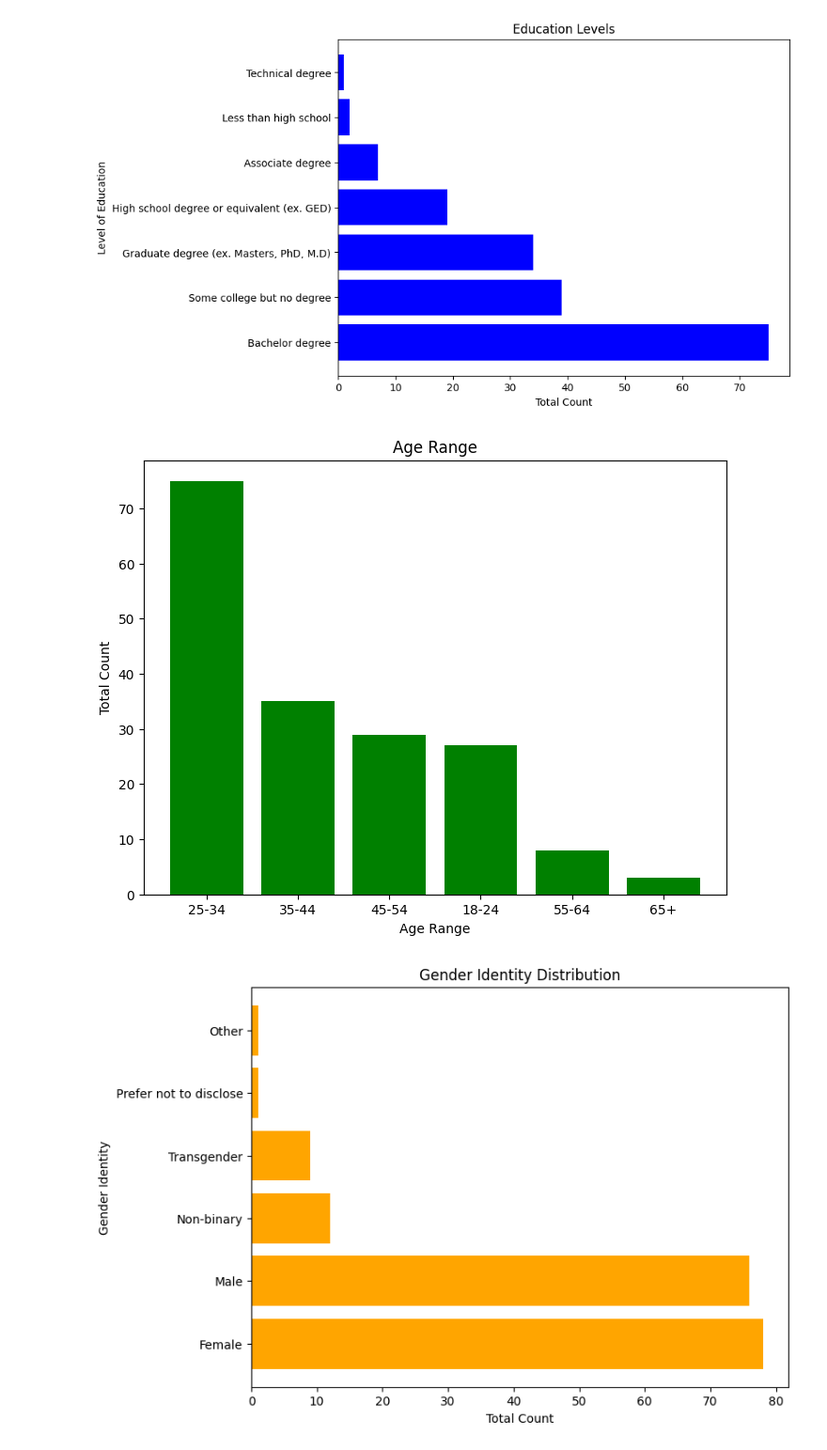
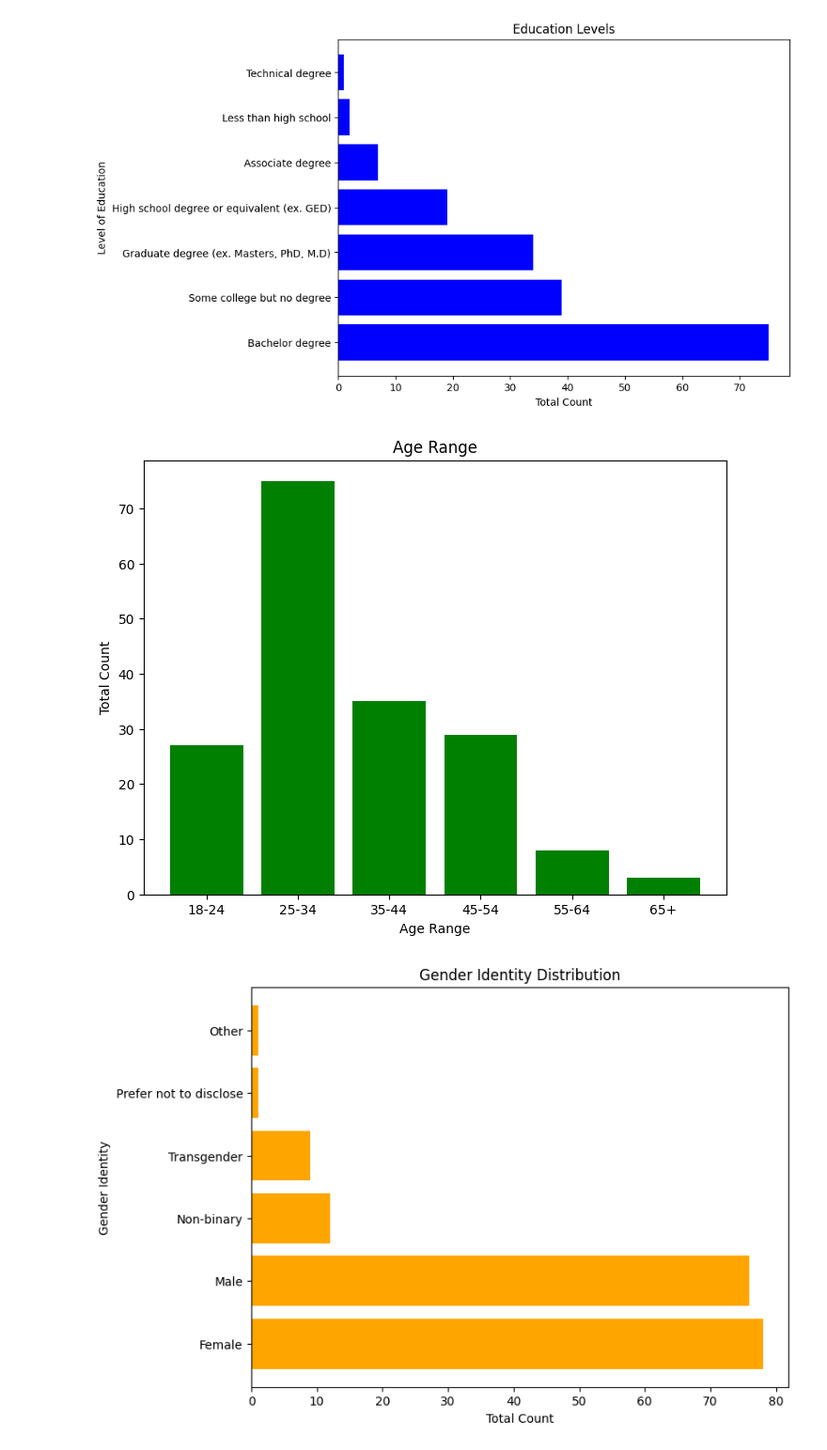
Before and after one commit to amarinmcg/societalacceptanceoflgbtqcommunity, a Jupyter notebook: societalacceptance.ipynb, the cells around one changed output. Shown at 94% size. Cells and saved outputs as stored; diff of their text form; code cells hidden in the pictures.

```diff
--- a/societalacceptance.ipynb
+++ b/societalacceptance.ipynb
@@ -282,16 +282,16 @@ plt.show()
 # %% [output]
 [figure]
 # %%
-age_counts = df['Age Range'].value_counts()
+age_counts = df['Age Range'].value_counts().sort_index()
 
 plt.figure(figsize=(8, 6))
 plt.bar(age_counts.index, age_counts.values, color='green')
 plt.title('Age Range')
 plt.xlabel('Age Range')
 plt.ylabel('Total Count')
 plt.show()
 # %% [output]
-[figure, old version]
+[figure, new version]
 # %%
 genderIdenity_counts = df['Gender Identity'].value_counts()
 
```
